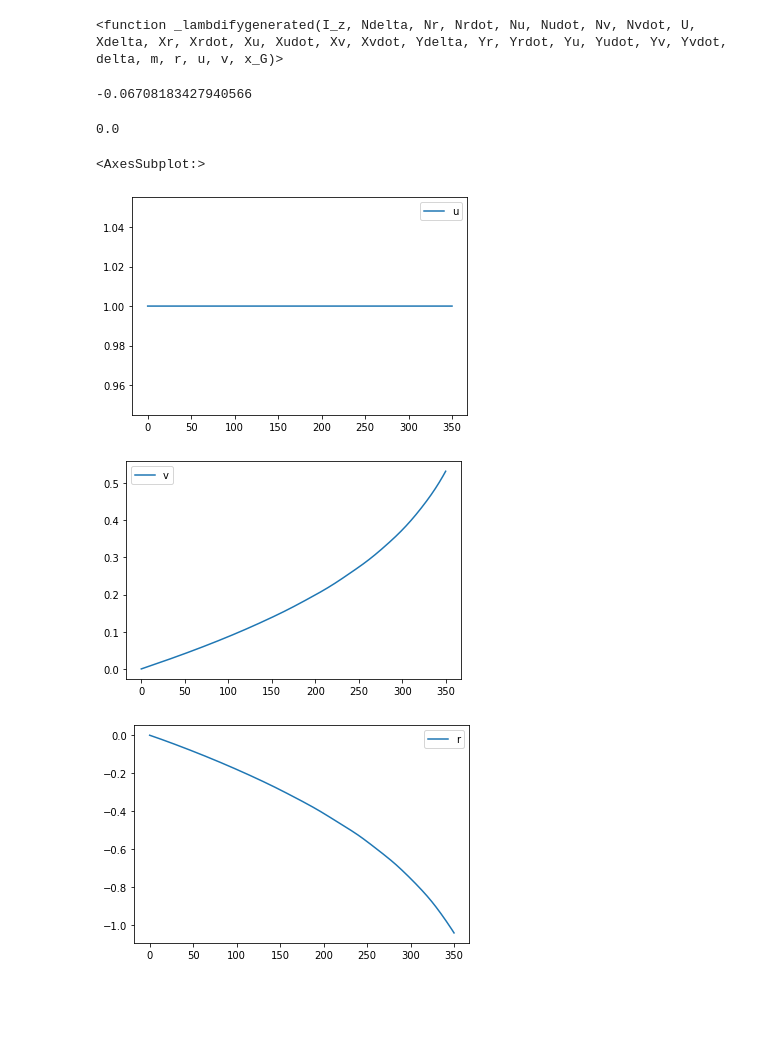
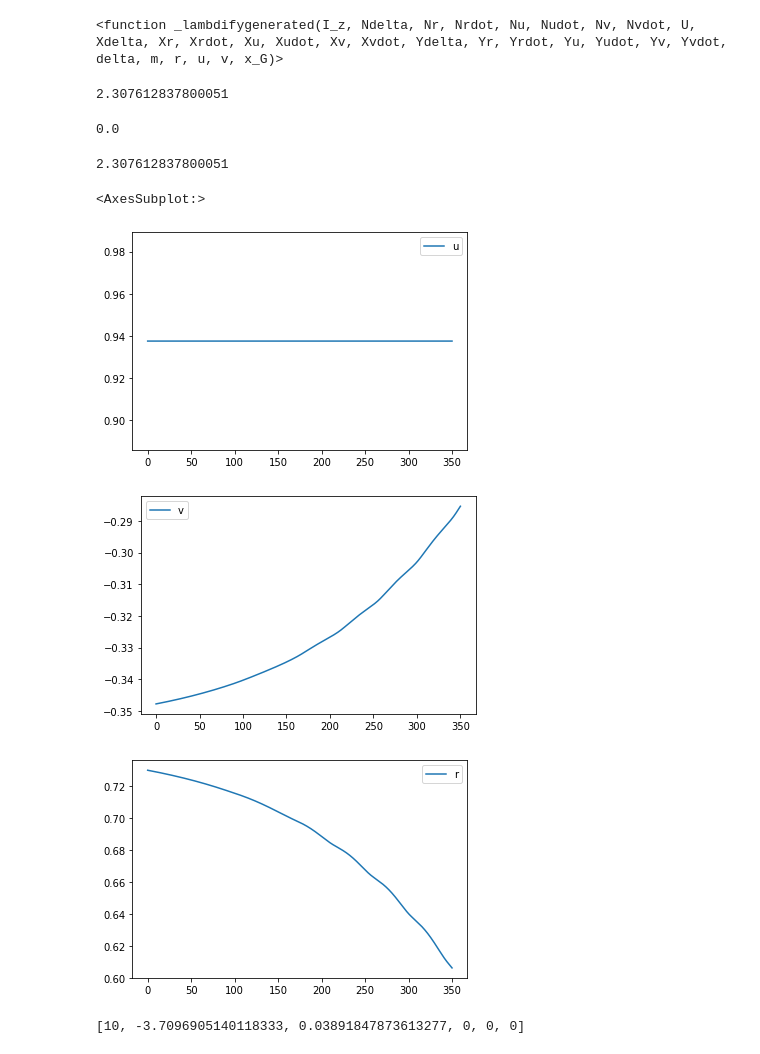
Before and after one commit to martinlarsalbert/VesselManoeuvringModels, a Jupyter notebook: notebooks/06.01_linear_VMM.ipynb, the cells around one changed output. Cells and saved outputs as stored; diff of their text form; code cells hidden in the pictures; blank space fills up the shorter version.

```diff
--- a/notebooks/06.01_linear_VMM.ipynb
+++ b/notebooks/06.01_linear_VMM.ipynb
@@ -262,0 +252,15 @@ run(function=r_lambda, inputs=inputs, delta=0.1, u=10, U=10)
+# %%
+inputs = dict(df_parameters['prime'])
+inputs.update(dict(df_ship_parameters.loc['prime']))
+
+U = 10
+delta = np.deg2rad(35)
+inputs['delta'] = delta
+inputs['u'] = inputs['U'] =  U/run(df_prime.linear_velocity['lambda'], df_ship_parameters.loc['value'],U=U)
+
+
+v_steady_prime = run(function=v_lambda, inputs=inputs)
+r_steady_prime = run(function=r_lambda, inputs=inputs)
+
+v_steady = v_steady_prime*run(df_prime.linear_velocity['lambda'], df_ship_parameters.loc['value'],U=U)
+r_steady = r_steady_prime*run(df_prime.angular_velocity['lambda'], df_ship_parameters.loc['value'],U=U)
@@ -270,9 +282,9 @@ model.v1d_lambda
 <function _lambdifygenerated(I_z, Ndelta, Nr, Nrdot, Nu, Nudot, Nv, Nvdot, U, Xdelta, Xr, Xrdot, Xu, Xudot, Xv, Xvdot, Ydelta, Yr, Yrdot, Yu, Yudot, Yv, Yvdot, delta, m, r, u, v, x_G)>
 # %%
 states = {
-    'u' : 10,
-    'v' : 0.1,
-    'r' : 0,
+    'u' : U,
+    'v' : v_steady,
+    'r' : r_steady,
     #'u1d' : 0,
     #'v1d' : 0,
     #'r1d' : 0,
@@ -280,57 +292,66 @@ states = {
 }
 
 control = {
-    'delta' : 0,
-    'U' : 10.0,
+    'delta' : delta,
+    'U' : U,
 }
 
 inputs = dict(df_parameters['prime'])
 inputs.update(dict(df_ship_parameters.loc['prime']))
+
 inputs.update(states)
 inputs.update(control)
 
 run(function=model.v1d_lambda, inputs=inputs)
 # %% [output]
--0.06708183427940566
+2.307612837800051
 # %%
 run(function=model.u1d_lambda, inputs=inputs)
 # %% [output]
 0.0
+# %%
+run(function=model.v1d_lambda, inputs=inputs)
+# %% [output]
+2.307612837800051
 # %%
 t = np.arange(0,350,0.01)
 
 
 control = {
-    'delta' : (np.deg2rad(35), 'angle'),
+    'delta' : (delta, 'angle'),
 }
 
 parameters = dict(df_parameters['prime'])
 
 y0 = [
-    10.0,  ## u
-    0.0,  ## v
-    0.0,  ## r
+    U,  ## u
+    v_steady,  ## v
+    r_steady,  ## r
     0,  ## x0
     0,  ## y0
     0,  ## psi
 ]
 
 #solution = model.simulate(y0=y0, t=t, df_parameters=df_parameters, df_ship_parameters=df_ship_parameters, control=control, rtol=1e-3, atol=1e-3)
 solution = model.simulate(y0=y0, t=t, df_parameters=df_parameters, df_ship_parameters=df_ship_parameters, control=control)
 
 df_result_prime = pd.DataFrame(data=solution.y.T, columns = ['u','v','r','x0','y0','psi'])
 df_result_prime.index=t[0:len(df_result_prime)]
 
 #df_result_prime['U'] = np.sqrt(df_result_prime['u']**2 + df_result_prime['v']**2)
 
 df_result_prime.plot(y='u')
 df_result_prime.plot(y='v')
 df_result_prime.plot(y='r')
 # %% [output]
 <AxesSubplot:>
-[figure, old version]
+[figure, new version]
-[figure, old version]
+[figure, new version]
-[figure, old version]
+[figure, new version]
+# %%
+y0
+# %% [output]
+[10, -3.7096905140118333, 0.03891847873613277, 0, 0, 0]
 # %%
 solution
 # %% [output]
```
Also changed, not shown: parts of 7 cells of this notebook, 1 other file.
